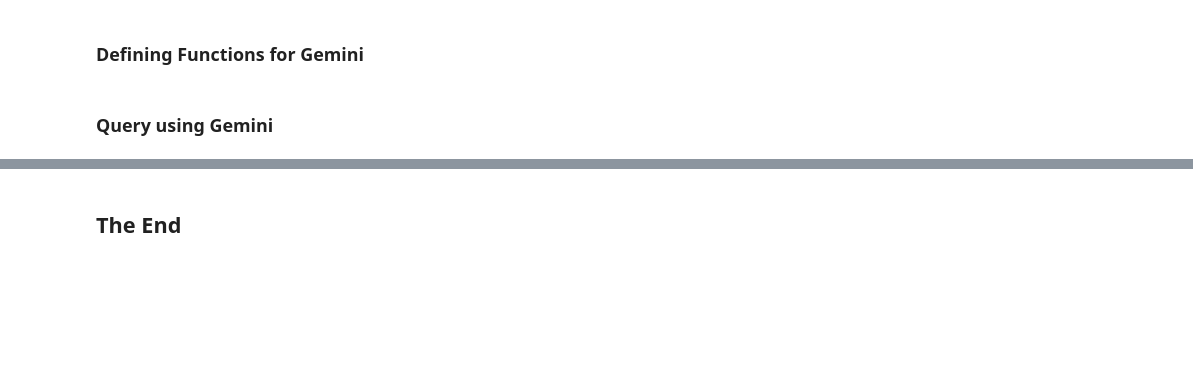
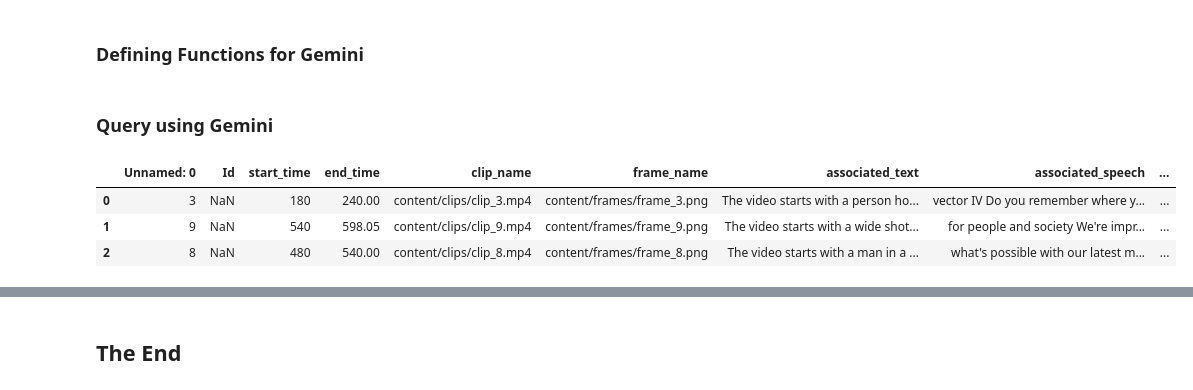
Before and after one commit to analyticsrepo01/video_rag_09, a Jupyter notebook: newest_video_rag.ipynb, the cells around one changed output, grey strips where cells are left out. Drawn from its saved outputs; the diff is of its cells as text; code cells hidden in the pictures; blank space fills up the shorter version.

```diff
--- a/newest_video_rag.ipynb
+++ b/newest_video_rag.ipynb
@@ -1698,6 +1649,12 @@ def combine_column_to_string(df, column_name):
 # %%
 import pandas as pd
-shots_df = pd.read_csv('./shots.csv')
+shots_df = pd.read_csv('./results.csv')
+shots_df
+# %% [output]
+|  | Unnamed: 0 | Id | start_time | end_time | clip_name | frame_name | associated_text | associated_speech | ... |
+| 0 | 3 | NaN | 180 | 240.00 | content/clips/clip_3.mp4 | content/frames/frame_3.png | The video starts with a person ho... | vector IV Do you remember where y... | ... |
+| 1 | 9 | NaN | 540 | 598.05 | content/clips/clip_9.mp4 | content/frames/frame_9.png | The video starts with a wide shot... | for people and society We're impr... | ... |
+| 2 | 8 | NaN | 480 | 540.00 | content/clips/clip_8.mp4 | content/frames/frame_8.png | The video starts with a man in a ... | what's possible with our latest m... | ... |
 # %%
 import pandas as pd
 import re
```
Also changed, not shown: parts of 39 cells of this notebook, 1 other file.
